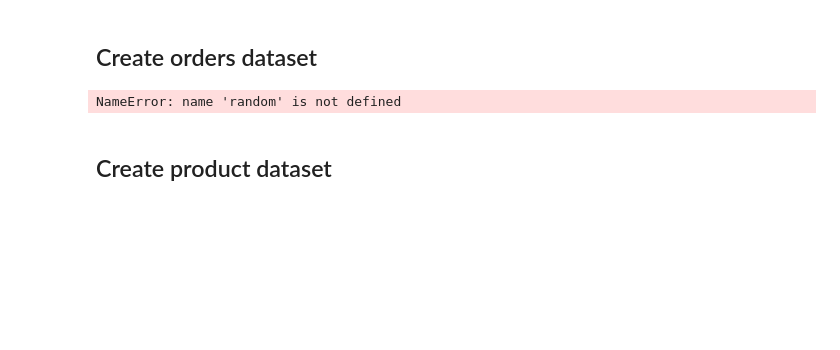
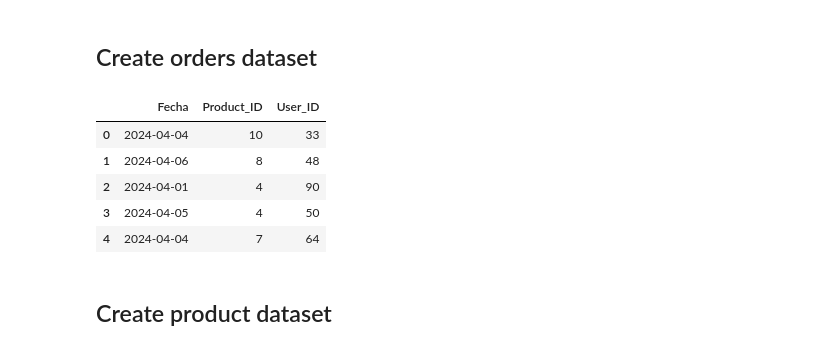
Before and after one commit to manliot/ETL-orders, a Jupyter notebook: dags/utils/create_data_source.ipynb, the cells around one changed output. Drawn from its saved outputs; the diff is of its cells as text; code cells hidden in the pictures; blank space fills up the shorter version.

```diff
--- a/dags/utils/create_data_source.ipynb
+++ b/dags/utils/create_data_source.ipynb
@@ -12,20 +13,25 @@ fake.add_provider(faker_commerce.Provider)
 # %% [markdown]
 ## Create orders dataset
 # %%
-orders_df = pd.DataFrame(columns=["Fecha", "Product_ID", "User_ID"])
+orders_data = []
+for i in range(3000):
+    orders_data.append({
+        "Fecha": random_date_betw("2024-04-01", "2024-04-07"),
+        "Product_ID": random.randint(1, 10),
+        "User_ID": random.randint(1, 100),
+    })
 
-for i in range(2000):
-    orders_df = pd.concat([orders_df, pd.DataFrame(
-        [{
-            "Fecha": random_date_betw("2024-04-01", "2024-04-07"),
-            "Product_ID": random.randint(1, 10),
-            "User_ID": random.randint(1, 100),
-        }]),], ignore_index=True)
-
-orders_df.to_csv("/outputFiles/orders.csv", index=False)
+orders_df = pd.DataFrame(orders_data, columns=[
+                         "Fecha", "Product_ID", "User_ID"])
+orders_df.to_csv("../../outputFiles/orders.csv", index=False)
 orders_df.head()
 # %% [output]
-NameError: name 'random' is not defined
+|  | Fecha | Product_ID | User_ID |
+| 0 | 2024-04-04 | 10 | 33 |
+| 1 | 2024-04-06 | 8 | 48 |
+| 2 | 2024-04-01 | 4 | 90 |
+| 3 | 2024-04-05 | 4 | 50 |
+| 4 | 2024-04-04 | 7 | 64 |
 # %% [markdown]
 ## Create product dataset
 # %%
```
Also changed, not shown: parts of 4 cells of this notebook.
